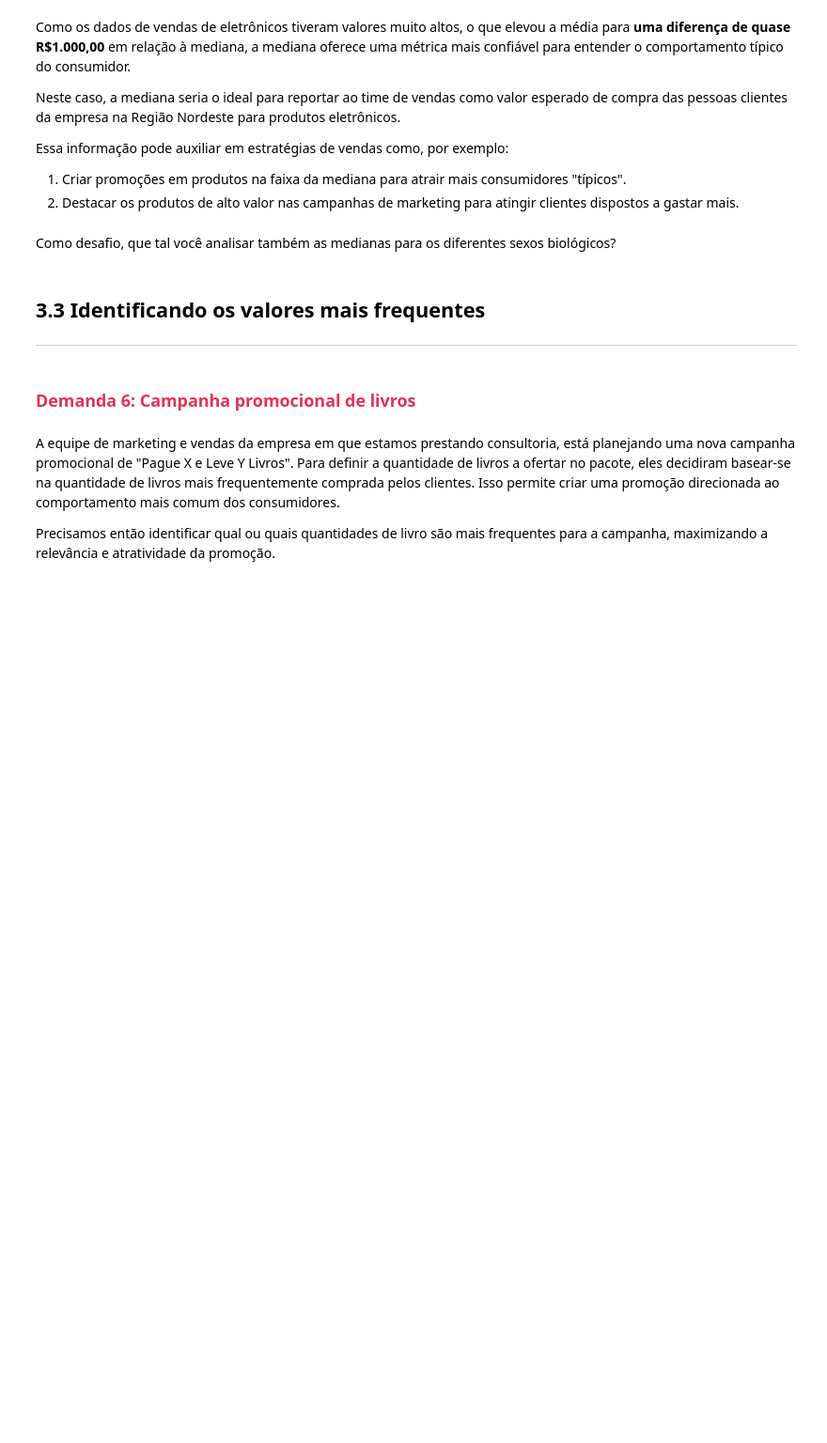
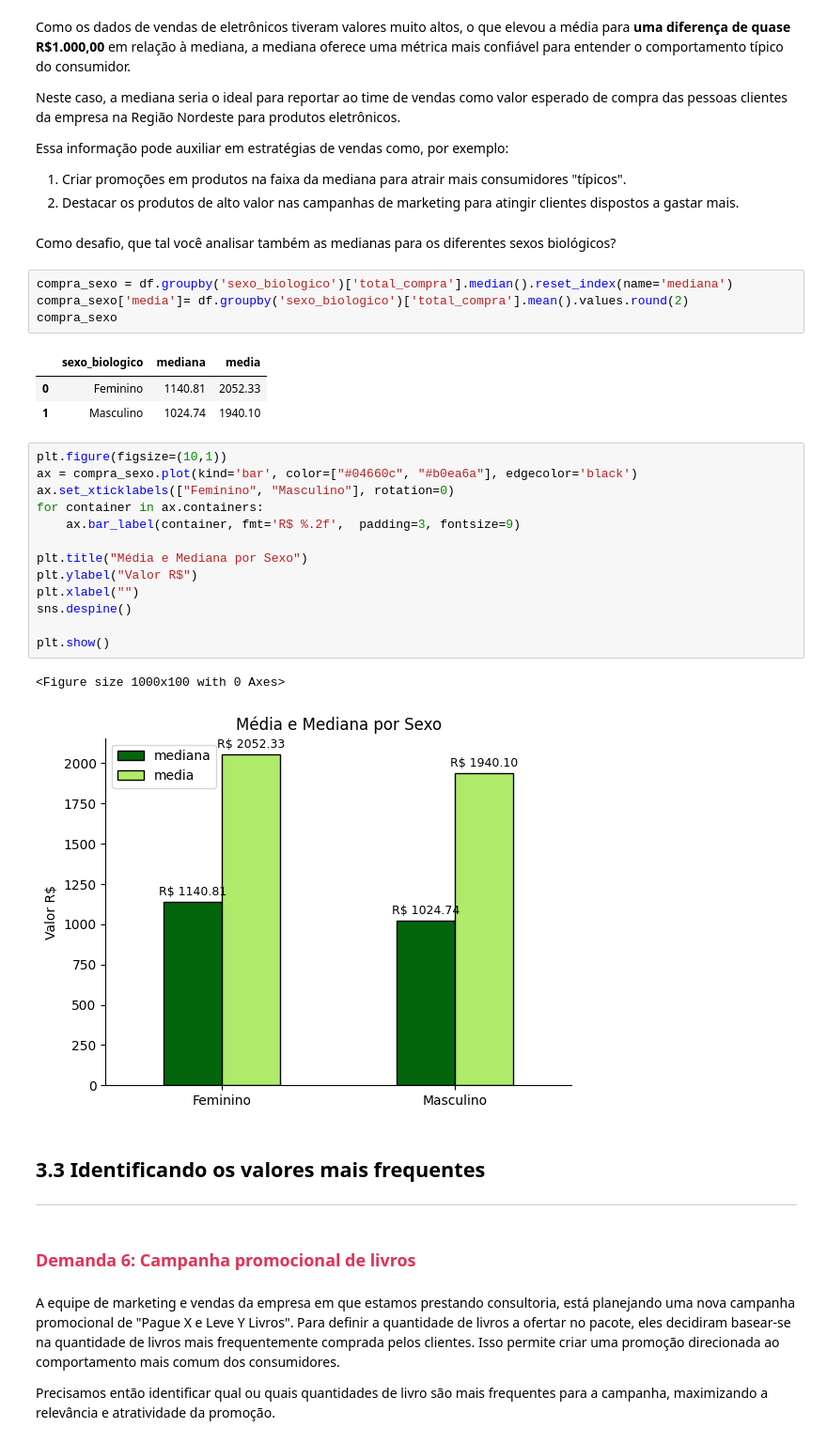
Before and after one commit to JhonCostaDev/oracle_one_alura, a Jupyter notebook: estatistica_ML/Projeto_Inicial_Estatística_com_Python_frequencias_e_medidas.ipynb, the cells around one changed output. Shown at 94% size. Cells and saved outputs as stored; diff of their text form; blank space fills up the shorter version.

```diff
--- a/estatistica_ML/Projeto_Inicial_Estatística_com_Python_frequencias_e_medidas.ipynb
+++ b/estatistica_ML/Projeto_Inicial_Estatística_com_Python_frequencias_e_medidas.ipynb
@@ -932,6 +1025,30 @@ Essa informação pode auxiliar em estratégias de vendas como, por exemplo:
 2. Destacar os produtos de alto valor nas campanhas de marketing para atingir clientes dispostos a gastar mais.
 # %% [markdown]
 Como desafio, que tal você analisar também as medianas para os diferentes sexos biológicos?
+# %%
+compra_sexo = df.groupby('sexo_biologico')['total_compra'].median().reset_index(name='mediana')
+compra_sexo['media']= df.groupby('sexo_biologico')['total_compra'].mean().values.round(2)
+compra_sexo
+# %% [output]
+|  | sexo_biologico | mediana | media |
+| 0 | Feminino | 1140.81 | 2052.33 |
+| 1 | Masculino | 1024.74 | 1940.10 |
+# %%
+plt.figure(figsize=(10,1))
+ax = compra_sexo.plot(kind='bar', color=["#04660c", "#b0ea6a"], edgecolor='black')
+ax.set_xticklabels(["Feminino", "Masculino"], rotation=0)
+for container in ax.containers:
+    ax.bar_label(container, fmt='R$ %.2f',  padding=3, fontsize=9)
+
+plt.title("Média e Mediana por Sexo")
+plt.ylabel("Valor R$")
+plt.xlabel("")
+sns.despine()
+
+plt.show()
+# %% [output]
+<Figure size 1000x100 with 0 Axes>
+[figure, added]
 # %% [markdown]
 ## **3.3 Identificando os valores mais frequentes**
 
```
Also changed, not shown: parts of 22 cells of this notebook, 2 other files.
